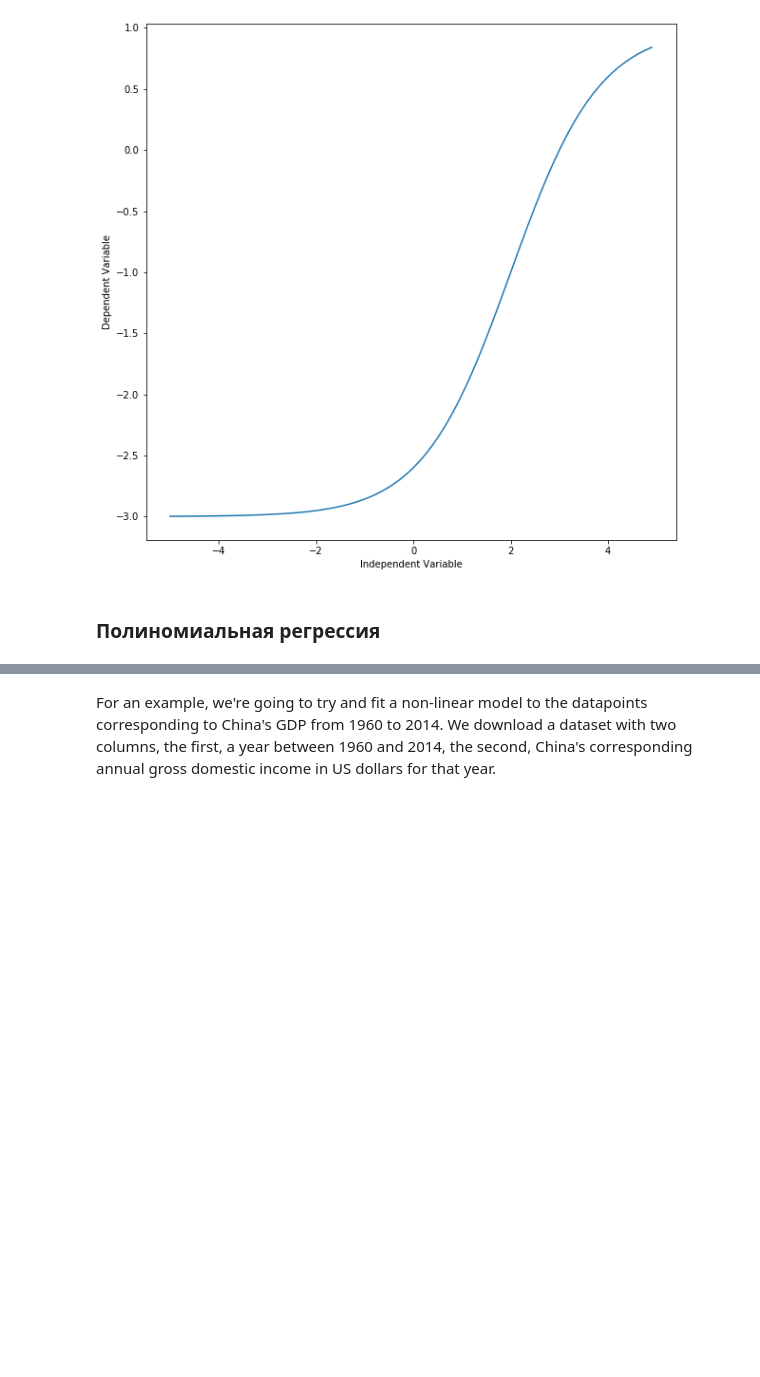
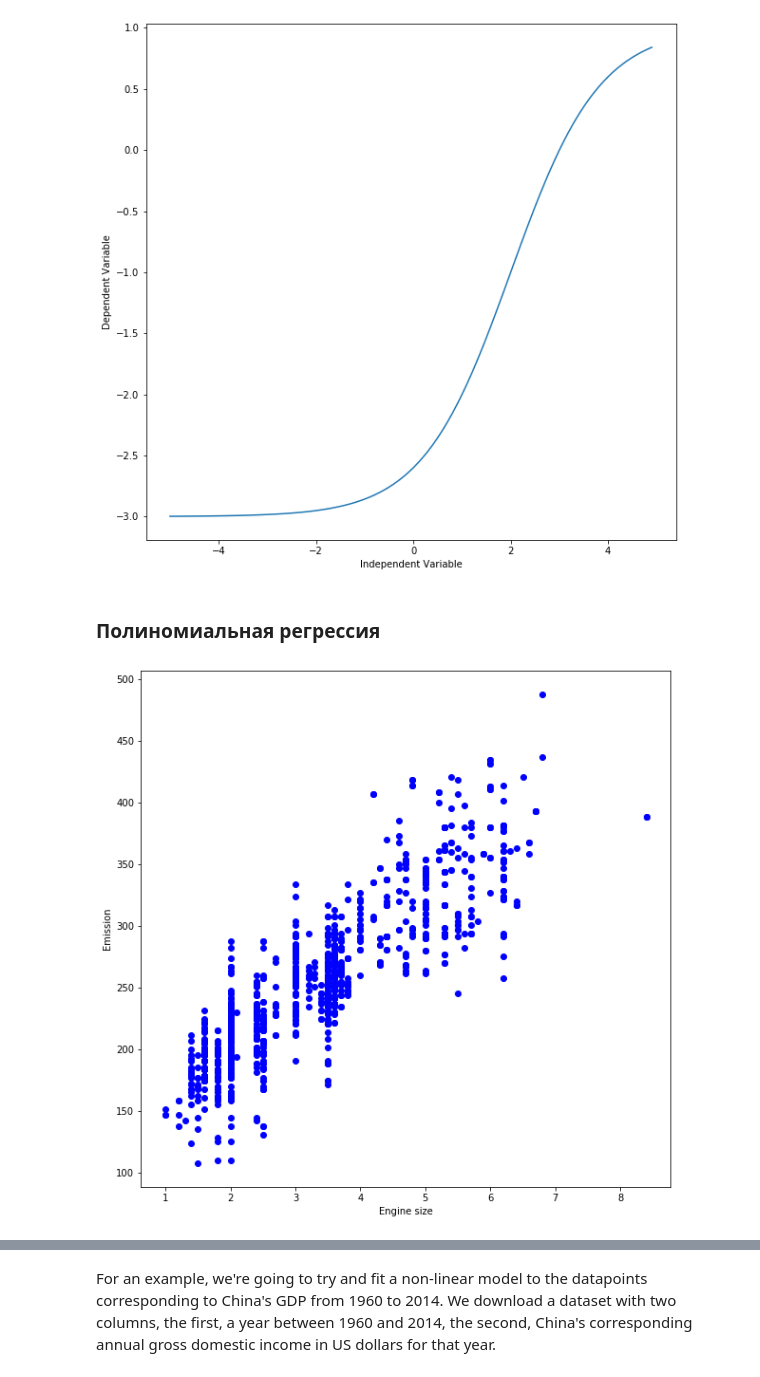
Before and after one commit to ryndovaira-org/data_science_lectures, a Jupyter notebook: 3_2_modeling_ml/3_1_1_regression/1_regression.ipynb, the cells around one changed output, grey strips where cells are left out. Saved outputs shown, nothing was run; the diff lists cells and outputs as text; code cells hidden in the pictures; blank space fills up the shorter version.

```diff
--- a/3_2_modeling_ml/3_1_1_regression/1_regression.ipynb
+++ b/3_2_modeling_ml/3_1_1_regression/1_regression.ipynb
@@ -459,3 +459,10 @@ plt.show()
 [figure]
 # %% [markdown]
 ### Полиномиальная регрессия
+# %%
+plt.scatter(cdf.ENGINESIZE, cdf.CO2EMISSIONS,  color='blue')
+plt.xlabel("Engine size")
+plt.ylabel("Emission")
+plt.show()
+# %% [output]
+[figure, added]
```
Also changed, not shown: parts of 31 cells of this notebook.
